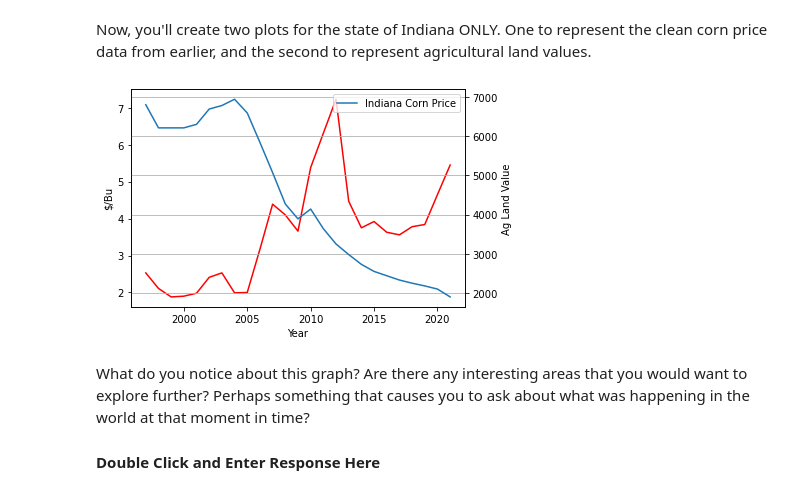
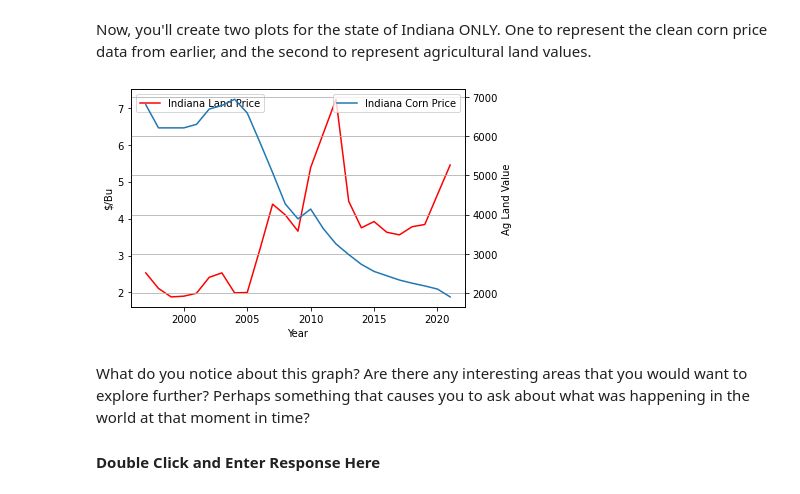
Before and after one commit to ShihYLin/Ag-Informatics, a Jupyter notebook: Lab2/lab2-ShihYunLin.ipynb, the cells around one changed output. Drawn from its saved outputs; the diff is of its cells as text; code cells hidden in the pictures.

Commit message:
plot 4

```diff
--- a/Lab2/lab2-ShihYunLin.ipynb
+++ b/Lab2/lab2-ShihYunLin.ipynb
@@ -602,30 +602,30 @@ pd.DataFrame.head(agLandValue)
 Now, you'll create two plots for the state of Indiana ONLY. One to represent the clean corn price data from earlier, and the second to represent agricultural land values.
 # %%
 # You will need TWO Y axes (left and right) in one graph. Look up how to create a second Y axis.
-fig,ax=plt.subplots()
+fig,ax = plt.subplots()
 
 # Create a plot for corn prices in Indiana over time. Make sure you include a 'label' for the legend.
 # Enter code here...
 plt.plot(clean_CORN['Year'].unique(), clean_CORN[clean_CORN['State']== 'INDIANA'].groupby('Year')['Value'].mean(), label='Indiana Land Price',color="red")
 
 # Create a plot for agricultural land values in Indiana over time. Make sure you include a 'label' for the legend.
 # Enter code here...
 ax2 = ax.twinx()
 plt.plot(agLandValue['Year'].unique(), agLandValue[agLandValue['State']=='INDIANA'].groupby('Year')['Value'].mean(), label='Indiana Corn Price')
 
 # Give your a title, plot x any y axis labels, a legend, and activate grid lines.
 # Enter code here...
 ax.set_xlabel('Year')
 ax.set_ylabel('$/Bu')
 ax2.set_ylabel("Ag Land Value")
-plt.legend(loc="upper left")
+ax.legend(loc="upper left")
 ax2.legend(loc="upper right");
 plt.grid(axis='y')
 # Save the plot as a PNG file - check it out, you should have a file with this name in your folder now!
 # MAKE SURE YOU RUN THIS - I will expect this image in your submission folder
 plt.savefig('indiana-agland-cornprices.png', format='png', dpi=140)
 # %% [output]
-[figure, old version]
+[figure, new version]
 # %% [markdown]
 What do you notice about this graph? Are there any interesting areas that you would want to explore further? Perhaps something that causes you to ask about what was happening in the world at that moment in time?
 
```
Also changed, not shown: 1 other file.
